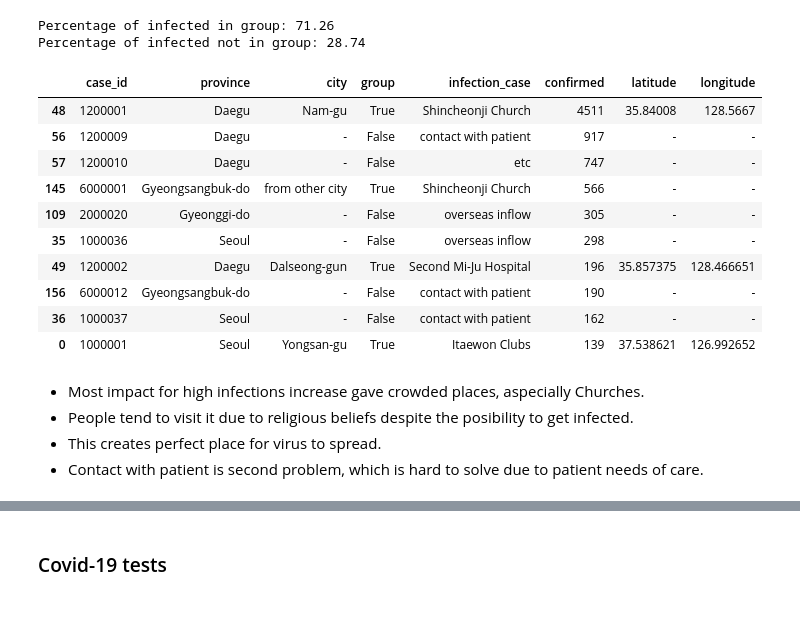
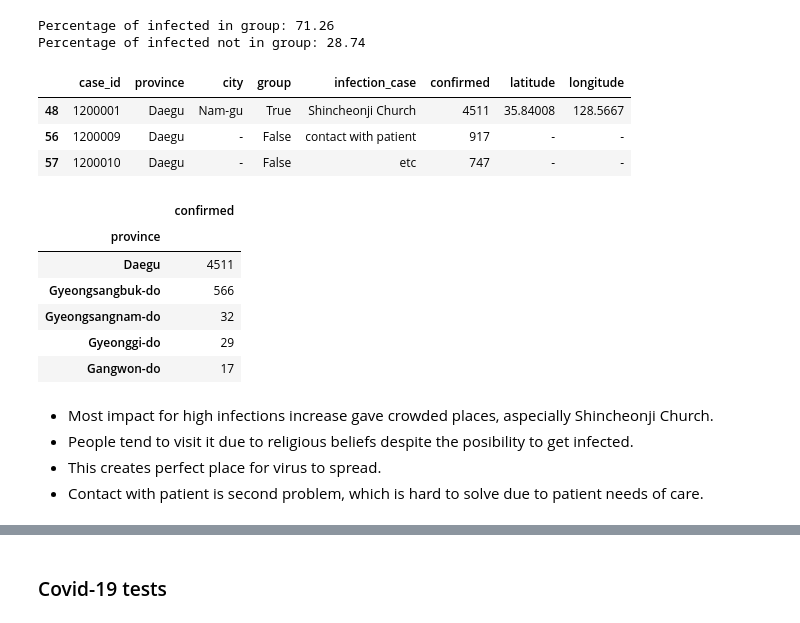
Before and after one commit to ShariYo/Modul1_Sprint4, a Jupyter notebook: project/main.ipynb, the cells around one changed output, grey strips where cells are left out. Saved outputs shown, nothing was run; the diff lists cells and outputs as text; code cells hidden in the pictures.

```diff
--- a/project/main.ipynb
+++ b/project/main.ipynb
@@ -450,21 +534,28 @@ Percentage of infected in group: 71.26
 Percentage of infected not in group: 28.74
 # %%
 clean_case = clean_case.sort_values(by="confirmed", ascending=False)
-clean_case.head(10)
+clean_case.head(3)
 # %% [output]
 |  | case_id | province | city | group | infection_case | confirmed | latitude | longitude |
 | 48 | 1200001 | Daegu | Nam-gu | True | Shincheonji Church | 4511 | 35.84008 | 128.5667 |
 | 56 | 1200009 | Daegu | - | False | contact with patient | 917 | - | - |
 | 57 | 1200010 | Daegu | - | False | etc | 747 | - | - |
-| 145 | 6000001 | Gyeongsangbuk-do | from other city | True | Shincheonji Church | 566 | - | - |
-| 109 | 2000020 | Gyeonggi-do | - | False | overseas inflow | 305 | - | - |
-| 35 | 1000036 | Seoul | - | False | overseas inflow | 298 | - | - |
-| 49 | 1200002 | Daegu | Dalseong-gun | True | Second Mi-Ju Hospital | 196 | 35.857375 | 128.466651 |
-| 156 | 6000012 | Gyeongsangbuk-do | - | False | contact with patient | 190 | - | - |
-| 36 | 1000037 | Seoul | - | False | contact with patient | 162 | - | - |
-| 0 | 1000001 | Seoul | Yongsan-gu | True | Itaewon Clubs | 139 | 37.538621 | 126.992652 |
+# %%
+church = clean_case[clean_case["infection_case"] == "Shincheonji Church"]
+church = (church.groupby("province")
+          .agg({"confirmed":"sum"})
+          .sort_values(by="confirmed", ascending=False))
+church.iloc[:5]
+# %% [output]
+|  | confirmed |
+| province |  |
+| Daegu | 4511 |
+| Gyeongsangbuk-do | 566 |
+| Gyeongsangnam-do | 32 |
+| Gyeonggi-do | 29 |
+| Gangwon-do | 17 |
 # %% [markdown]
-- Most impact for high infections increase gave crowded places, aspecially Churches.
+- Most impact for high infections increase gave crowded places, aspecially Shincheonji Church.
 - People tend to visit it due to religious beliefs despite the posibility to get infected.
 - This creates perfect place for virus to spread.
 - Contact with patient is second problem, which is hard to solve due to patient needs of care.
```
Also changed, not shown: parts of 21 cells of this notebook.
